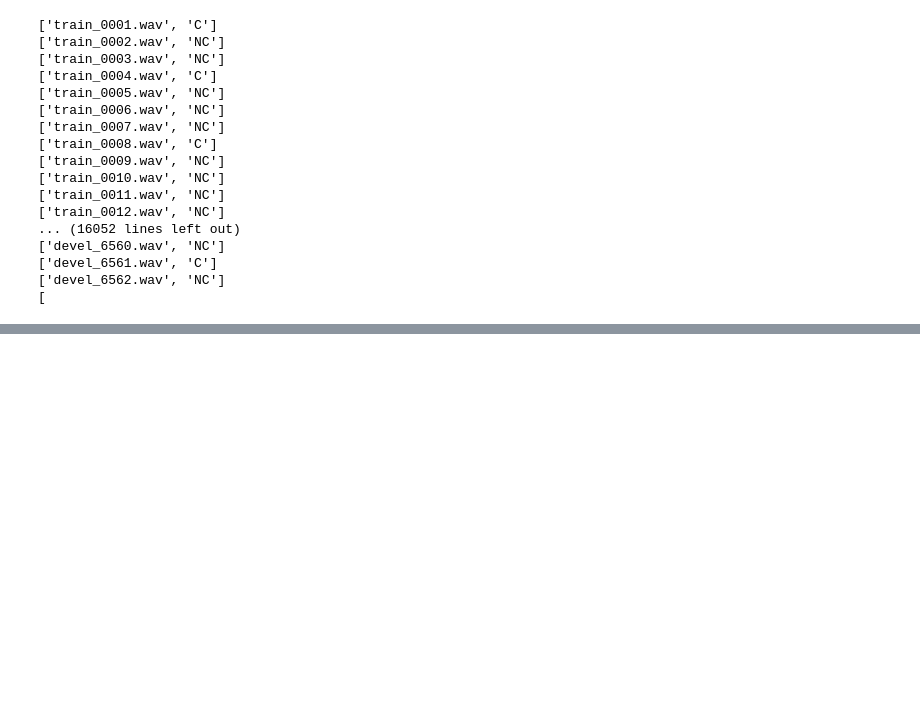
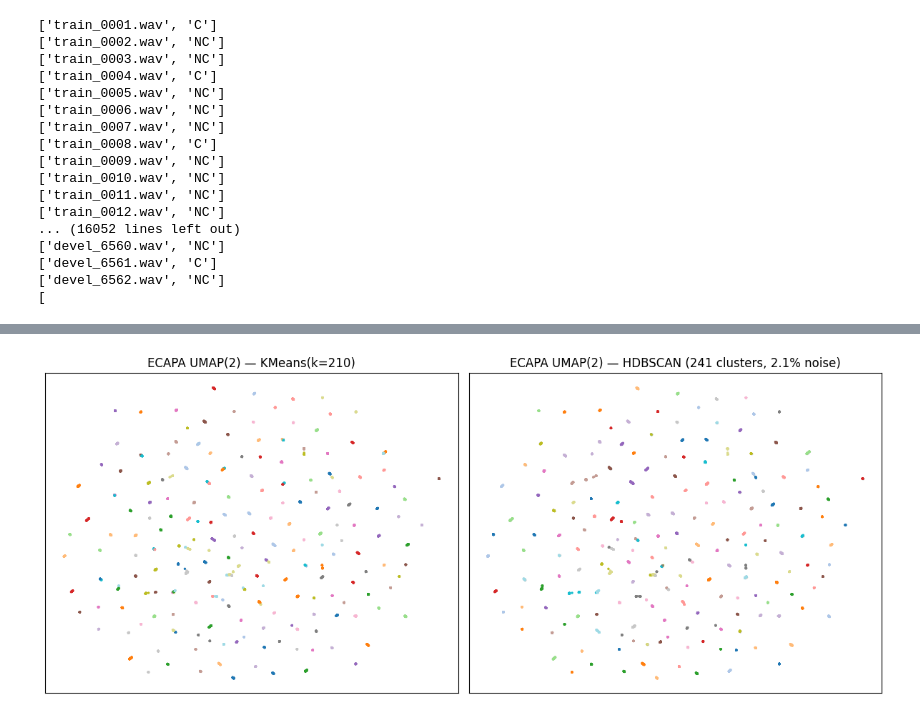
Before and after one commit to chrisfeldkircher/AI-For-Health, a Jupyter notebook: model/test.ipynb, the cells around one changed output, grey strips where cells are left out. Saved outputs shown, nothing was run; the diff lists cells and outputs as text; code cells hidden in the pictures; blank space fills up the shorter version.

Commit message:
added ECAPA diagnostics

```diff
--- a/model/test.ipynb
+++ b/model/test.ipynb
@@ -74,0 +86,19 @@ with open(os.path.join(labelDir, 'ComParE2017_Cold.tsv'), 'r') as fd:
+# %%
+from pathlib import Path
+import torch
+
+from speakers import (
+    extract_wavlm, load_ecapa_matrix, load_wavlm_matrix,
+    diagnose_embeddings, print_report,
+)
+
+DATA_DIR   = Path("../dataset/ComParE2017_Cold_4students")
+CACHE_ROOT = Path("../cache")
+ECAPA_DIR  = CACHE_ROOT / "ecapa-voxceleb"
+WAVLM_DIR  = CACHE_ROOT / "wavlm-base-plus-sv"
+DEVICE     = "cuda" if torch.cuda.is_available() else "mps" if torch.backends.mps.is_available() else "cpu"
+print(f"device: {DEVICE}")
+
+wav_dir     = DATA_DIR / "wav"
+train_paths = sorted(wav_dir.glob("train_*.wav"))
+print(f"train files: {len(train_paths)}")
@@ -74,0 +110,6 @@ with open(os.path.join(labelDir, 'ComParE2017_Cold.tsv'), 'r') as fd:
+# %%
+X_ecapa, stems_ecapa = load_ecapa_matrix(train_paths, ECAPA_DIR)
+print(f"ECAPA matrix: {X_ecapa.shape}")
+
+rep_ecapa = diagnose_embeddings(X_ecapa, name="ECAPA-VoxCeleb", kmeans_k=210)
+print_report(rep_ecapa)
@@ -74,0 +127,15 @@ with open(os.path.join(labelDir, 'ComParE2017_Cold.tsv'), 'r') as fd:
+# %%
+import matplotlib.pyplot as plt
+
+fig, ax = plt.subplots(1, 2, figsize=(12, 5))
+ax[0].scatter(rep_ecapa.umap2[:, 0], rep_ecapa.umap2[:, 1], s=2, c=rep_ecapa.kmeans_labels, cmap="tab20")
+ax[0].set_title(f"ECAPA UMAP(2) — KMeans(k={rep_ecapa.kmeans_k})")
+ax[0].set_xticks([]); ax[0].set_yticks([])
+hdb_c = rep_ecapa.hdbscan_labels
+ax[1].scatter(rep_ecapa.umap2[hdb_c == -1, 0], rep_ecapa.umap2[hdb_c == -1, 1], s=2, c="lightgrey", label="noise")
+ax[1].scatter(rep_ecapa.umap2[hdb_c != -1, 0], rep_ecapa.umap2[hdb_c != -1, 1], s=2, c=hdb_c[hdb_c != -1], cmap="tab20")
+ax[1].set_title(f"ECAPA UMAP(2) — HDBSCAN ({rep_ecapa.hdbscan_n_clusters} clusters, {rep_ecapa.hdbscan_noise_frac:.1%} noise)")
+ax[1].set_xticks([]); ax[1].set_yticks([])
+plt.tight_layout(); plt.show()
+# %% [output]
+[figure, added]
```
Also changed, not shown: parts of 13 cells of this notebook, 5 other files.
